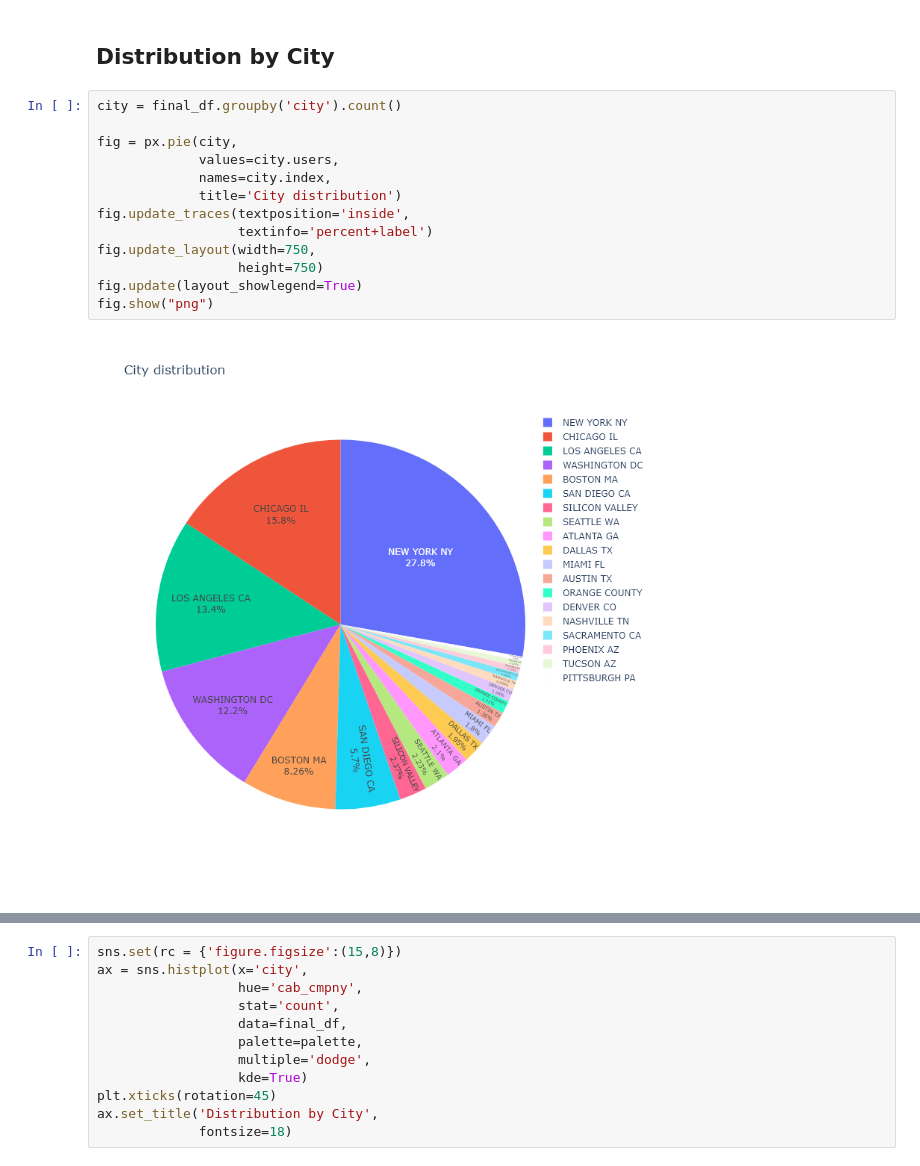
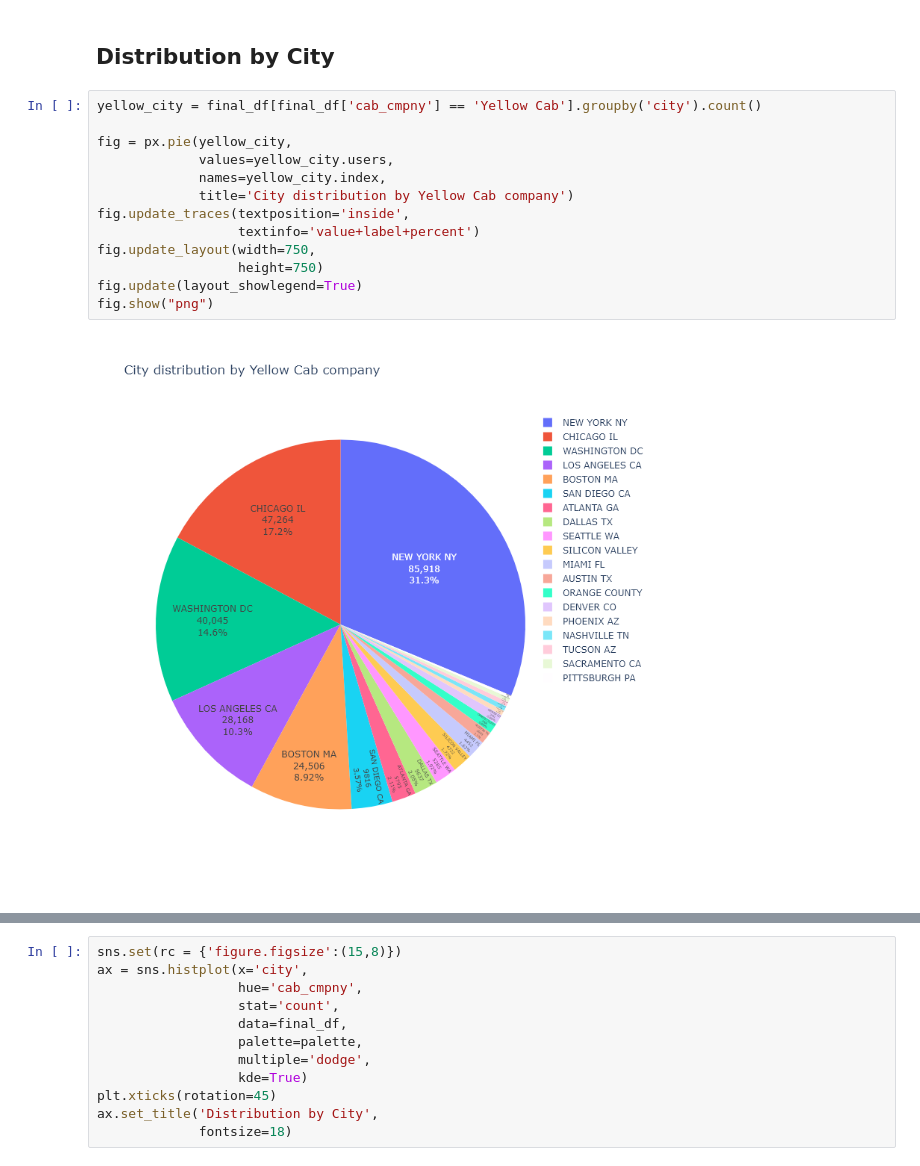
Before and after one commit to Ashish-Sasna/Data-Glacier, a Jupyter notebook: Week 2/Scripts/G2M_Insights.ipynb, the cells around one changed output, grey strips where cells are left out. Saved outputs shown, nothing was run; the diff lists cells and outputs as text.

```diff
--- a/Week 2/Scripts/G2M_Insights.ipynb
+++ b/Week 2/Scripts/G2M_Insights.ipynb
@@ -385,17 +442,17 @@ for label in ax.containers:
 # %% [markdown]
 ## Distribution by City
 # %%
-city = final_df.groupby('city').count()
+yellow_city = final_df[final_df['cab_cmpny'] == 'Yellow Cab'].groupby('city').count()
 
-fig = px.pie(city,
-             values=city.users,
-             names=city.index,
-             title='City distribution')
+fig = px.pie(yellow_city,
+             values=yellow_city.users,
+             names=yellow_city.index,
+             title='City distribution by Yellow Cab company')
 fig.update_traces(textposition='inside',
-                  textinfo='percent+label')
+                  textinfo='value+label+percent')
 fig.update_layout(width=750,
                   height=750)
 fig.update(layout_showlegend=True)
 fig.show("png")
 # %% [output]
-[figure, old version]
+[figure, new version]
```
Also changed, not shown: parts of 22 cells of this notebook, 2 other files.
